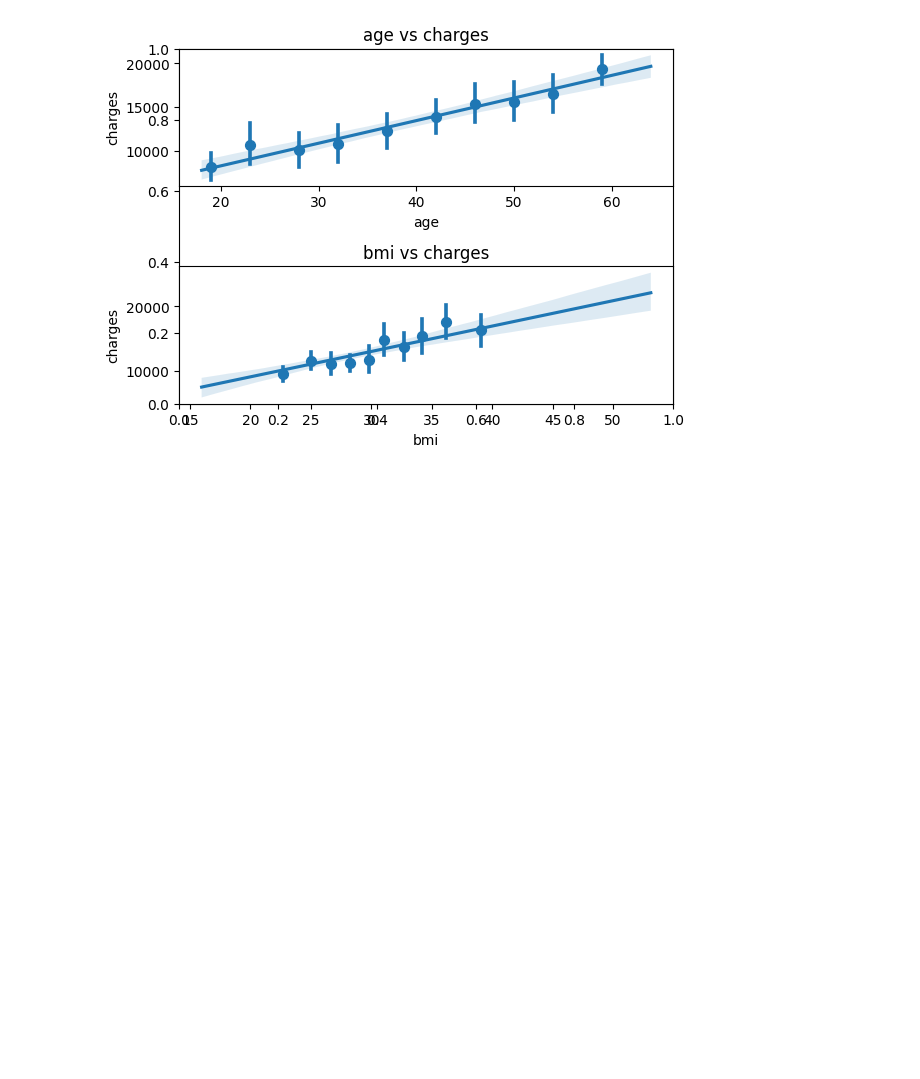
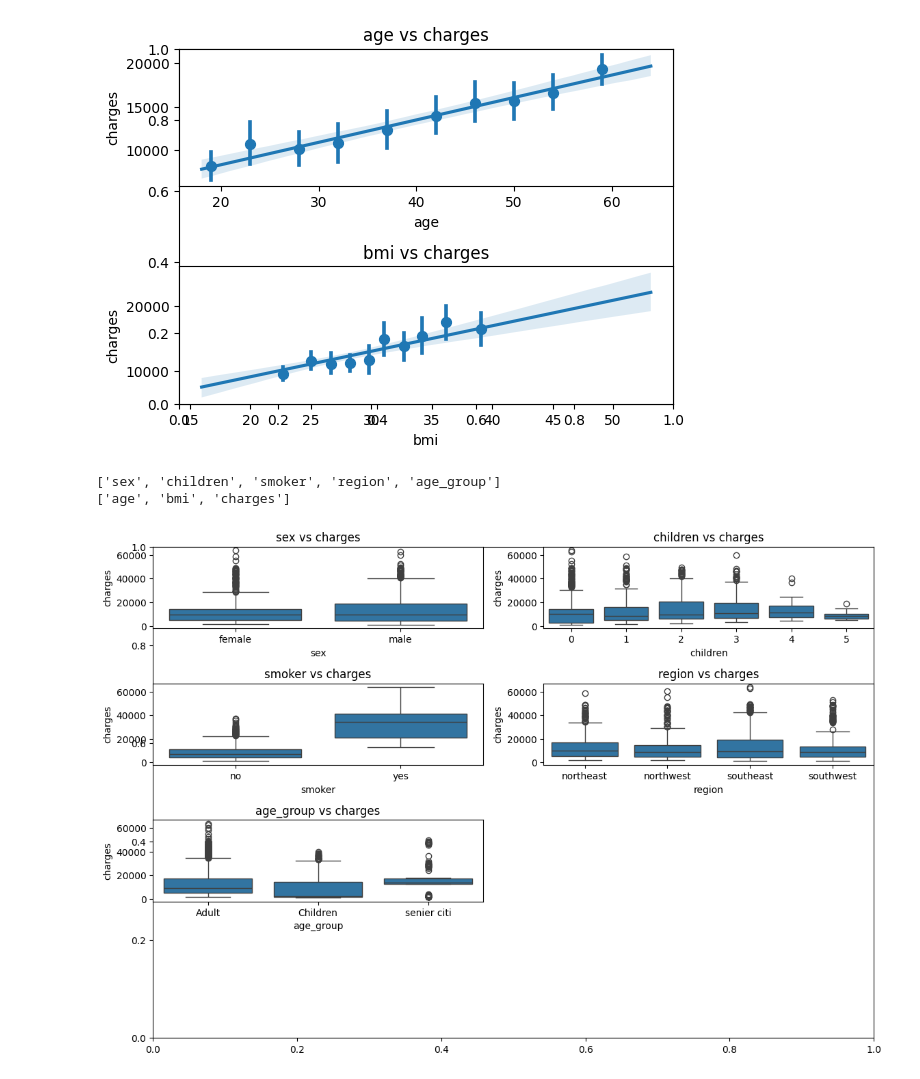
Before and after one commit to asgita/Insurance-data-analysis, a Jupyter notebook: DataVisualization.ipynb, the cells around one changed output. Drawn from its saved outputs; the diff is of its cells as text; code cells hidden in the pictures; blank space fills up the shorter version.

```diff
--- a/DataVisualization.ipynb
+++ b/DataVisualization.ipynb
@@ -64,7 +66,7 @@ def func(row):
 df['age_group'] = df.apply(func, axis=1)
 # %%
 cols_w_diff_categories= ['sex', 'children', 'smoker', 'region']
-count_of_categories= ['sex', 'region','age_group']
+count_of_categories= ['sex', 'region','age_group', ]
 cols_w_values= ['age', 'bmi', 'charges']
 # %%
 fig, ax = plt.subplots(figsize=(12, 6))
@@ -118,3 +120,30 @@ plt.tight_layout()
 plt.show()
 # %% [output]
 [figure]
+# %%
+### For plotting purposes, divide the data into two sets
+# number of unique elements <= 6
+cols_smaller_than_6 = [col for col in df.columns if df[col].nunique() <= 6]
+print(cols_smaller_than_6)
+
+# number of unique elements > 6
+cols_greater_than_6 = [col for col in df.columns if df[col].nunique() > 6]
+print(cols_greater_than_6)
+# %% [output]
+['sex', 'children', 'smoker', 'region', 'age_group']
+['age', 'bmi', 'charges']
+# %%
+### number of unique elements <= 4
+# box plot of 'charges' & other variables
+fig, ax = plt.subplots(figsize=(12, 8))
+
+for i, col in enumerate(cols_smaller_than_6, 1):
+    plt.subplot(4, 2, i)
+
+    ax = sns.boxplot(data=df, x=df[col].astype('category'), y='charges')
+    plt.title(f'{col} vs charges')
+
+plt.tight_layout()
+plt.show()
+# %% [output]
+[figure, added]
```
Also changed, not shown: parts of 4 cells of this notebook.
